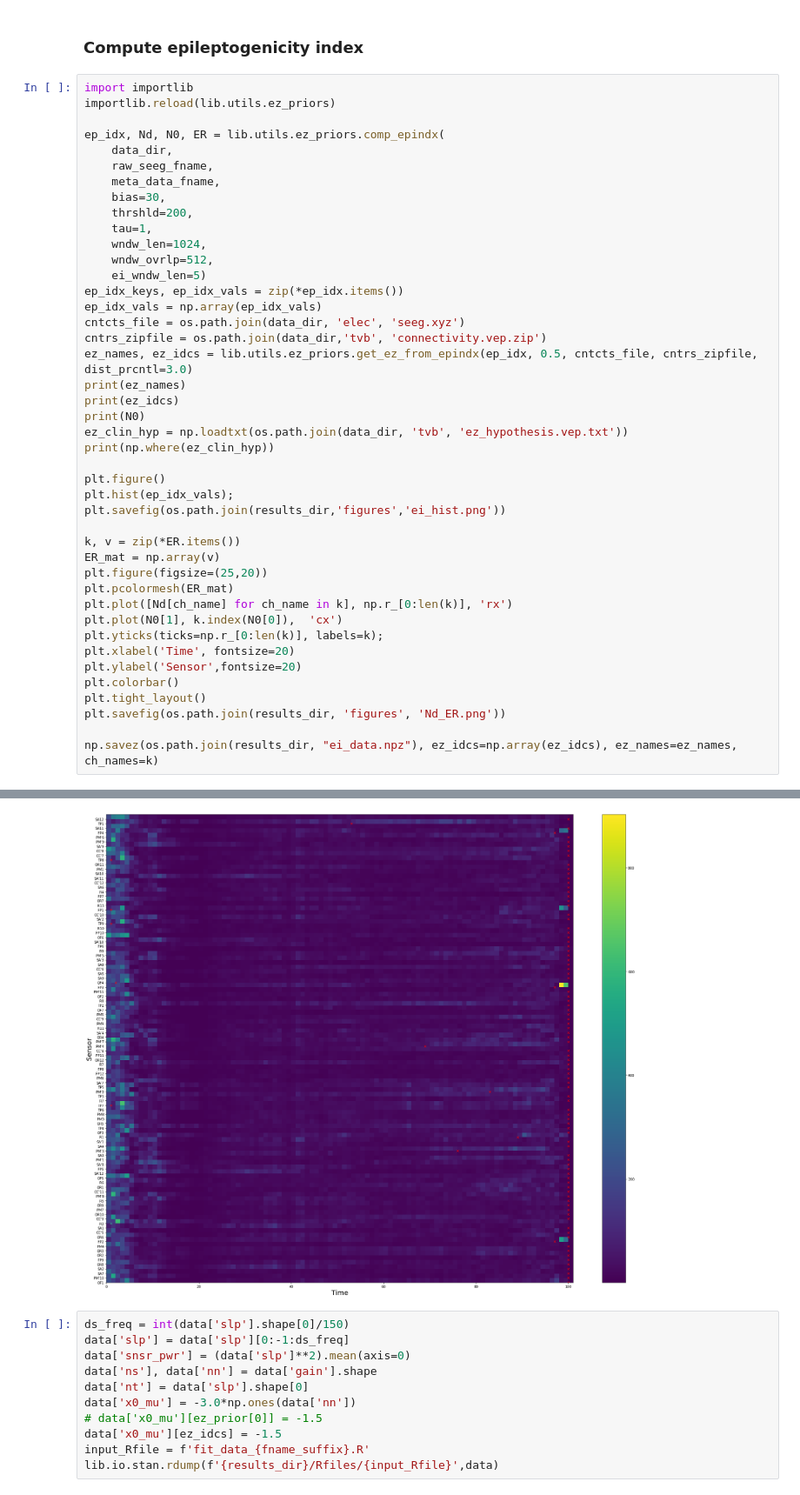
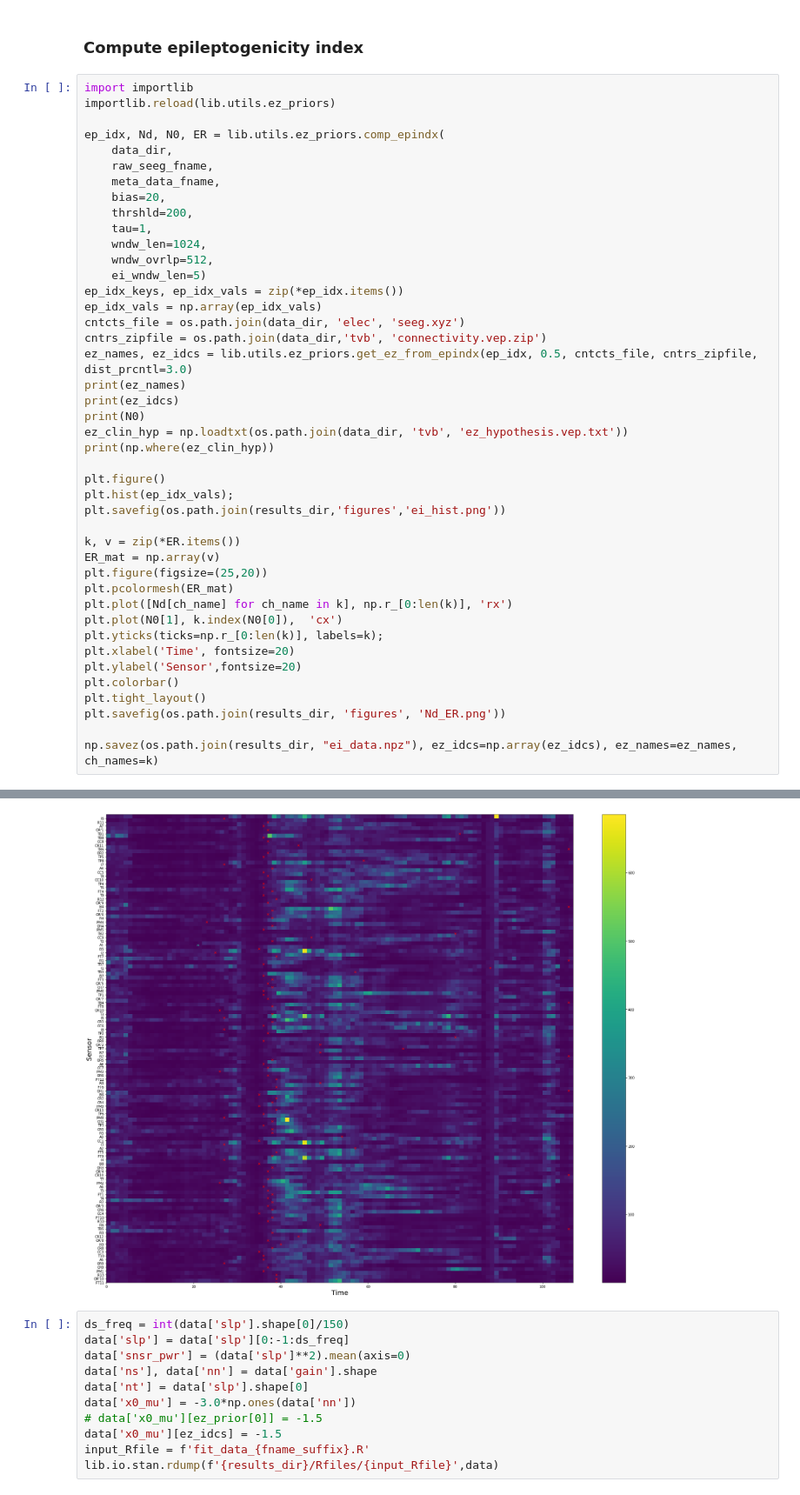
Before and after one commit to dhrunia/infr_szr_prpgtn, a Jupyter notebook: Prestan-fit-ei.ipynb, the cells around one changed output, grey strips where cells are left out. Shown at 87% size. Saved outputs shown, nothing was run; the diff lists cells and outputs as text.

```diff
--- a/Prestan-fit-ei.ipynb
+++ b/Prestan-fit-ei.ipynb
@@ -88,7 +88,7 @@ ep_idx, Nd, N0, ER = lib.utils.ez_priors.comp_epindx(
     data_dir,
     raw_seeg_fname,
     meta_data_fname,
-    bias=30,
+    bias=20,
     thrshld=200,
     tau=1,
     wndw_len=1024,
@@ -133,4 +133,4 @@ Isotrak not found
-[figure, old version]
+[figure, new version]
 # %%
 ds_freq = int(data['slp'].shape[0]/150)
 data['slp'] = data['slp'][0:-1:ds_freq]
```
Also changed, not shown: parts of 4 cells of this notebook, 1 other file.
